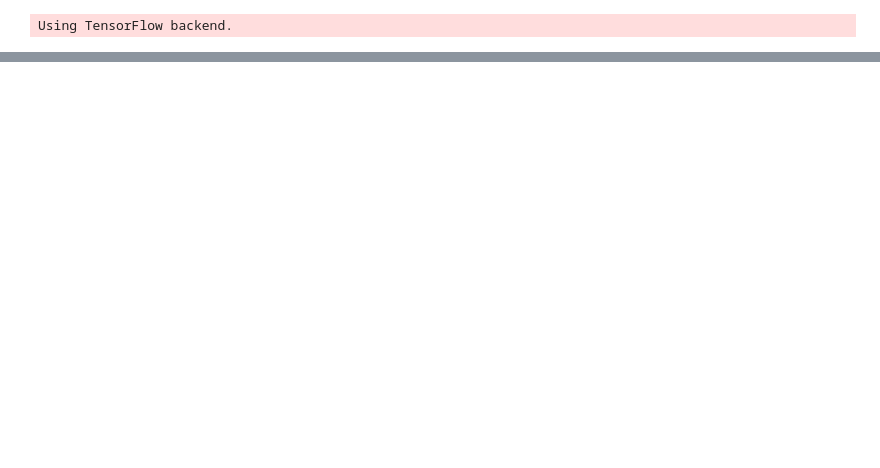
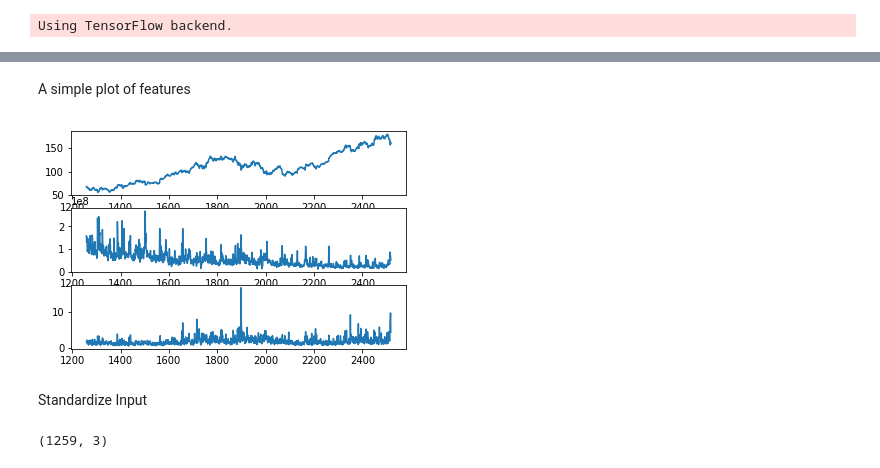
Before and after one commit to chrislitianxin/rnn_stock, a Jupyter notebook: LSTM.ipynb, the cells around one changed output, grey strips where cells are left out. Cells and saved outputs as stored; diff of their text form; code cells hidden in the pictures; blank space fills up the shorter version.

```diff
--- a/LSTM.ipynb
+++ b/LSTM.ipynb
@@ -30,0 +31,3 @@ len(all_stock.Stock.unique())
+# %%
+data = pd.read_csv('all_stocks_5yr.csv')
+data.head()
@@ -30,0 +57,11 @@ len(all_stock.Stock.unique())
+# %%
+# feature for testing:
+# - closing price of the day
+# - volume
+# - absolute difference of high - low to measure fluctuation
+features = ['close','volume','diff']
+
+AAPL = data[data['Name']=='AAPL']
+AAPL['diff'] =  abs(AAPL.high - AAPL.low)
+AAPL = AAPL[features]
+print('Shape:',AAPL.shape)
@@ -30,0 +74,17 @@ len(all_stock.Stock.unique())
+# %% [markdown]
+A simple plot of features
+# %%
+for idx,feature in enumerate(features):
+    plt.subplot(len(features),1,idx+1)
+    plt.plot(AAPL[feature])
+plt.show()
+# %% [output]
+[figure, added]
+# %% [markdown]
+Standardize Input
+# %%
+scalerX = prep.MinMaxScaler()
+AAPL = scalerX.fit_transform(AAPL)
+print(AAPL.shape)
+# %% [output]
+(1259, 3)
```
Also changed, not shown: parts of 18 cells of this notebook, 2 other files.
